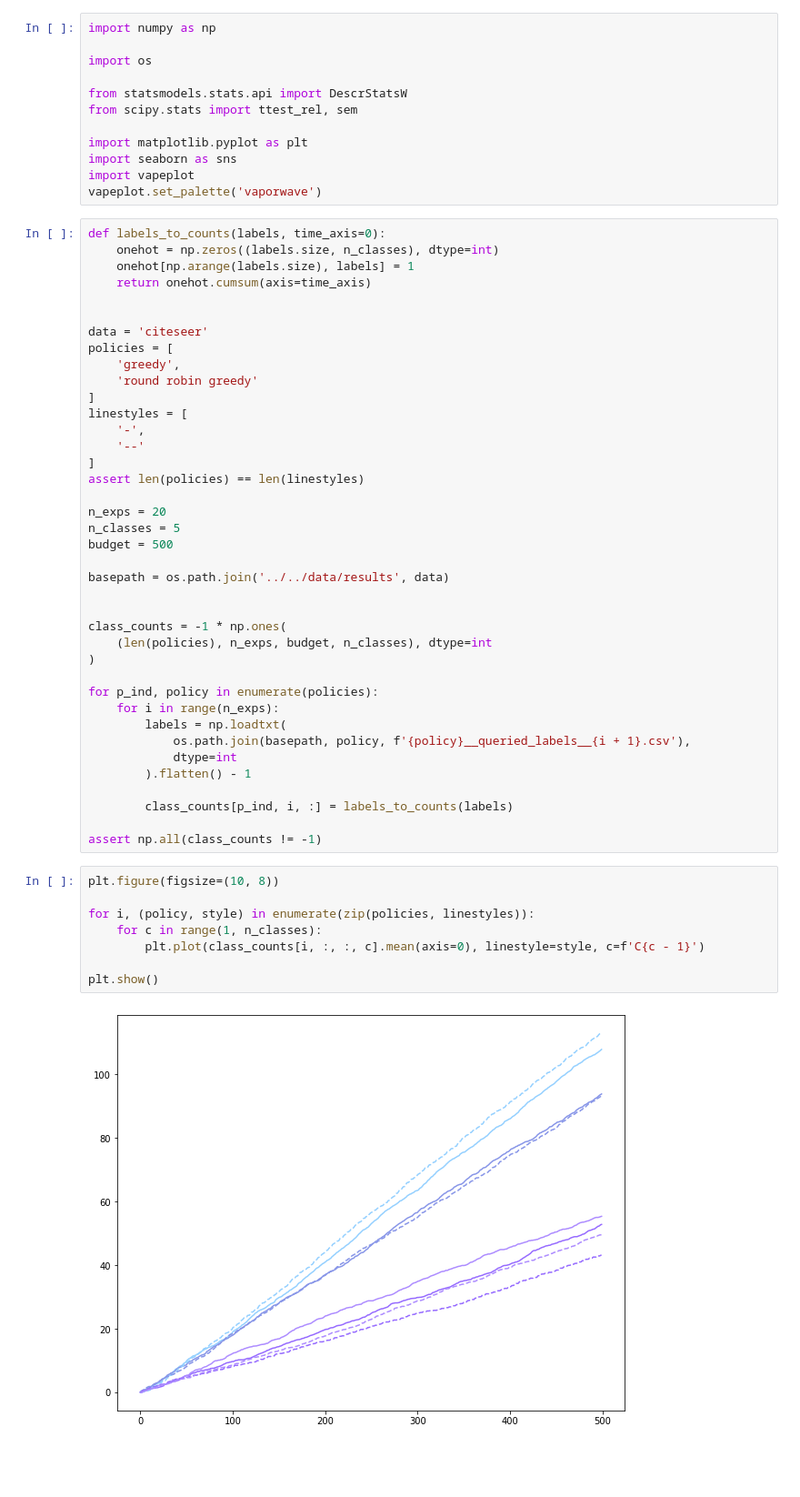
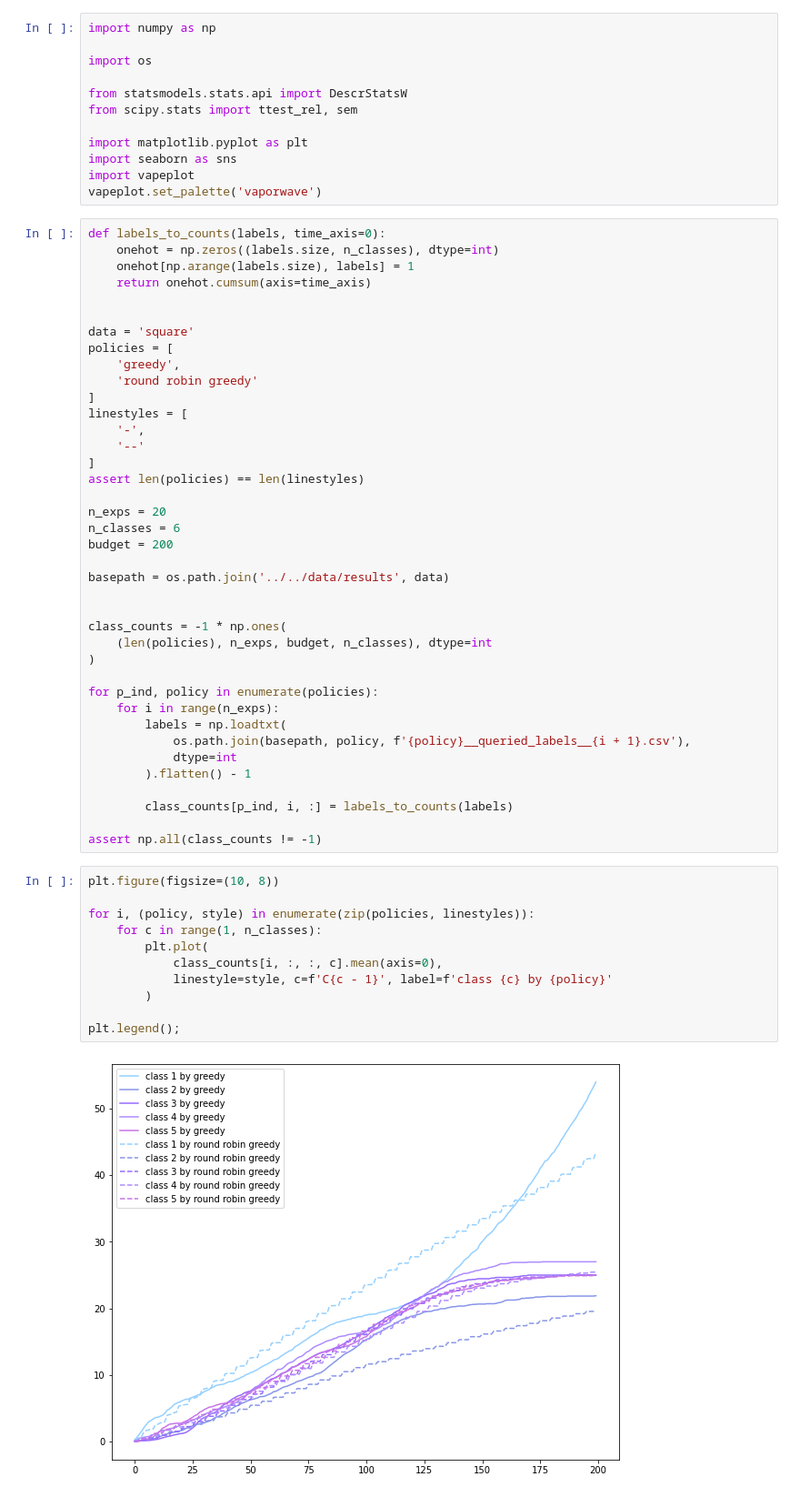
Before and after one commit to KrisNguyen135/diverse_as, a Jupyter notebook: notebooks/Performance/Class counts.ipynb, the cells around one changed output. Shown at 91% size. Drawn from its saved outputs; the diff is of its cells as text; blank space fills up the shorter version.

Commit message:
kde for square

```diff
--- a/notebooks/Performance/Class counts.ipynb
+++ b/notebooks/Performance/Class counts.ipynb
@@ -17,7 +17,7 @@ def labels_to_counts(labels, time_axis=0):
     return onehot.cumsum(axis=time_axis)
 
 
-data = 'citeseer'
+data = 'square'
 policies = [
     'greedy',
     'round robin greedy'
@@ -29,8 +29,8 @@ linestyles = [
 assert len(policies) == len(linestyles)
 
 n_exps = 20
-n_classes = 5
-budget = 500
+n_classes = 6
+budget = 200
 
 basepath = os.path.join('../../data/results', data)
 
@@ -52,10 +52,13 @@ assert np.all(class_counts != -1)
 # %%
 plt.figure(figsize=(10, 8))
 
 for i, (policy, style) in enumerate(zip(policies, linestyles)):
     for c in range(1, n_classes):
-        plt.plot(class_counts[i, :, :, c].mean(axis=0), linestyle=style, c=f'C{c - 1}')
+        plt.plot(
+            class_counts[i, :, :, c].mean(axis=0),
+            linestyle=style, c=f'C{c - 1}', label=f'class {c} by {policy}'
+        )
 
-plt.show()
+plt.legend();
 # %% [output]
-[figure, old version]
+[figure, new version]
```
Also changed, not shown: 6 other files.
